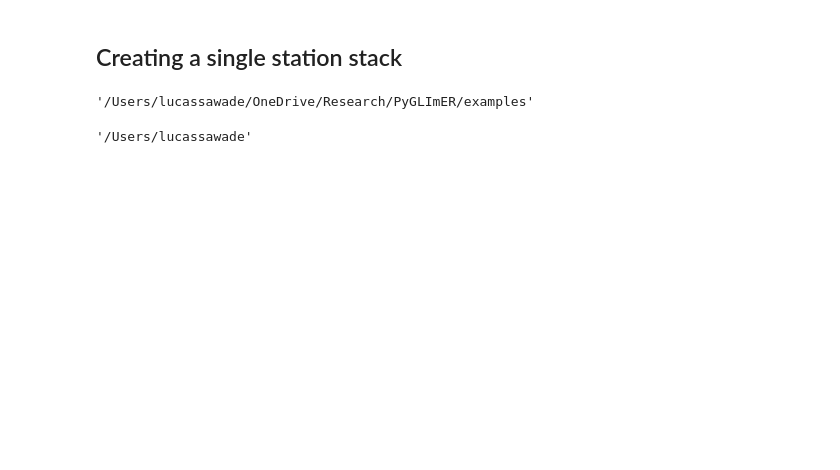
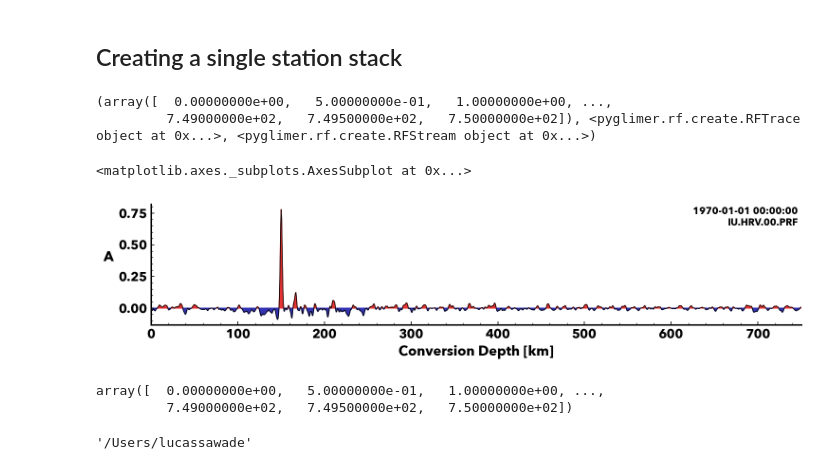
Before and after one commit to PyGLImER/PyGLImER, a Jupyter notebook: examples/01_SingleStationStack.ipynb, the cells around one changed output. Cells and saved outputs as stored; diff of their text form; code cells hidden in the pictures; blank space fills up the shorter version.

```diff
--- a/examples/01_SingleStationStack.ipynb
+++ b/examples/01_SingleStationStack.ipynb
@@ -28,29 +48,3 @@ built-in velocity model. Here, `iasp91.dat`.
 It is currently loaded from within the repo, therefore we change the path and back before doing anything.
 
 ---
-# %%
-import os
-from pyglimer import RFStream
-
-def chdir(func, rpath=".."):
-    def wrapper_chdir(*args, **kwargs):
-
-        # Get dir
-        cw = os.path.abspath(os.getcwd())
-        print(os.path.abspath(os.getcwd()))
-        # Change dir
-        os.chdir(os.path.join(cw, rpath))
-        print(os.path.abspath(os.getcwd()))
-
-        # Exectute function
-        func(*args, **kwargs)
-
-        # Change back
-        os.chdir(cw)
-        print(os.path.abspath(os.getcwd()))
-
-    return wrapper_chdir
-
-mymoveout = chdir(RFStream.moveout)
-rfst.moveout = mymoveout
-rfst.moveout(rfst, "iasp91.dat")
@@ -60,0 +51,7 @@ rfst.moveout(rfst, "iasp91.dat")
+# %%
+import os
+from pyglimer import RFStream
+from utils.helper import chdir
+
+rfst.moveout = chdir(rfst.moveout)
+rfst.moveout(rfst, "iasp91.dat")
@@ -66,4 +71,0 @@ rfst.moveout(rfst, "iasp91.dat")
-# %%
-pwd
-# %% [output]
-'/Users/lucassawade/OneDrive/Research/PyGLImER/examples'
@@ -72,3 +72,23 @@ pwd
+# %%
+from utils.helper import chdir
+
+rfst.station_stack = chdir(rfst.station_stack)
+stack = rfst.station_stack(rfst)
+# %%
+print(stack)
+# %% [output]
+(array([  0.00000000e+00,   5.00000000e-01,   1.00000000e+00, ...,
+         7.49000000e+02,   7.49500000e+02,   7.50000000e+02]), <pyglimer.rf.create.RFTrace object at 0x...>, <pyglimer.rf.create.RFStream object at 0x...>)
+# %%
+stack[1].plot(depth=stack[0])
+# %% [output]
+<matplotlib.axes._subplots.AxesSubplot at 0x...>
+[figure, added]
+# %%
+stack[0]
+# %% [output]
+array([  0.00000000e+00,   5.00000000e-01,   1.00000000e+00, ...,
+         7.49000000e+02,   7.49500000e+02,   7.50000000e+02])
 # %%
 pwd
 # %% [output]
```
Also changed, not shown: parts of 7 cells of this notebook, 4 other files.
